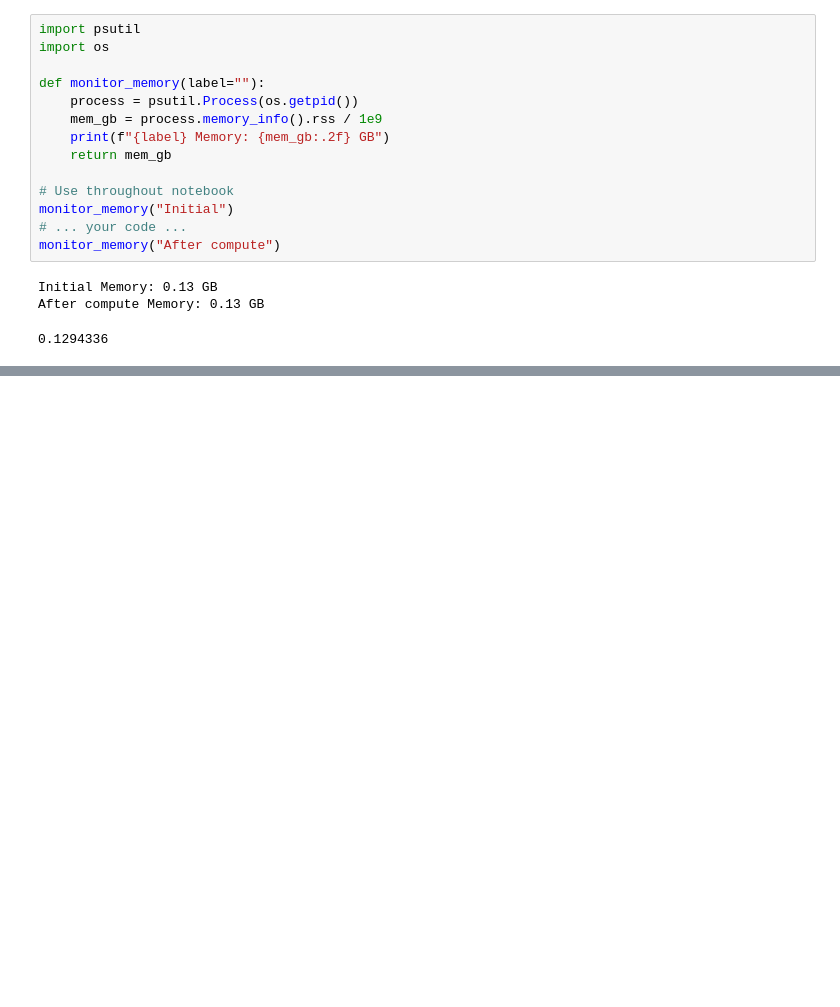
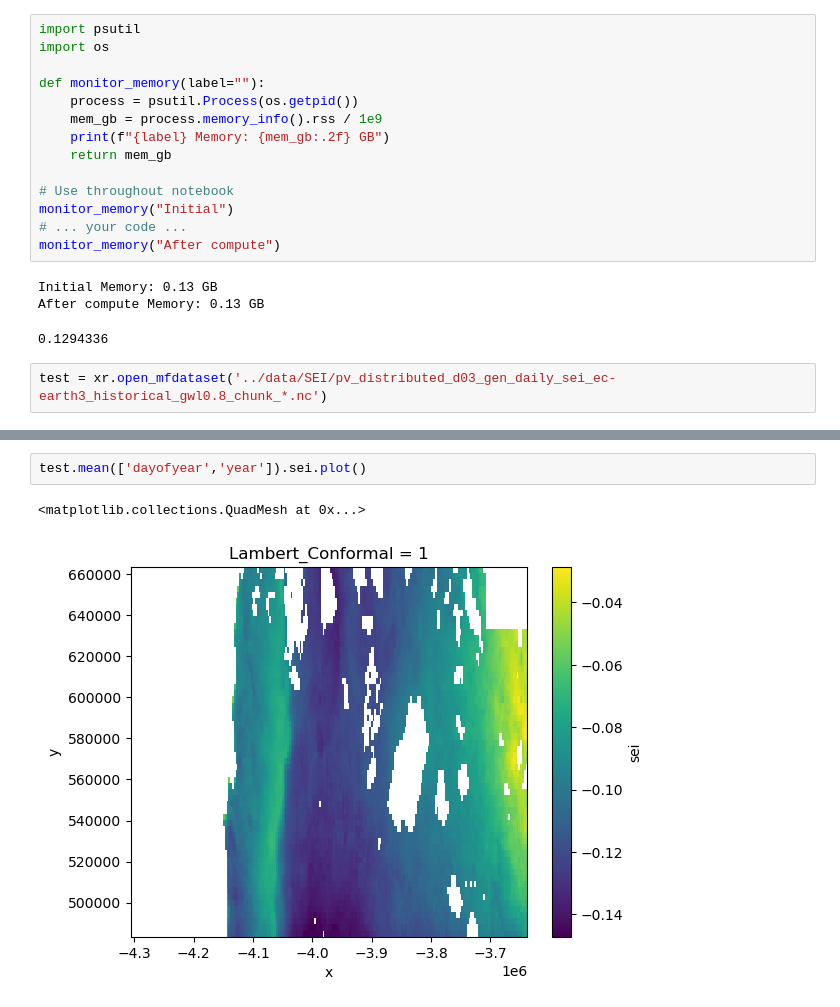
Before and after one commit to Eagle-Rock-Analytics/renewable-analysis, a Jupyter notebook: notebooks/test_less_redundant_window_sei.ipynb, the cells around one changed output, grey strips where cells are left out. Drawn from its saved outputs; the diff is of its cells as text; blank space fills up the shorter version.

```diff
--- a/notebooks/test_less_redundant_window_sei.ipynb
+++ b/notebooks/test_less_redundant_window_sei.ipynb
@@ -368,3 +368,5 @@ monitor_memory("After compute")
 Initial Memory: 0.13 GB
 After compute Memory: 0.13 GB
 0.1294336
+# %%
+test = xr.open_mfdataset('../data/SEI/pv_distributed_d03_gen_daily_sei_ec-earth3_historical_gwl0.8_chunk_*.nc')
@@ -370,0 +459,5 @@ After compute Memory: 0.13 GB
+# %%
+test.mean(['dayofyear','year']).sei.plot()
+# %% [output]
+<matplotlib.collections.QuadMesh at 0x...>
+[figure, added]
```
Also changed, not shown: parts of 2 cells of this notebook, 2 other files.
